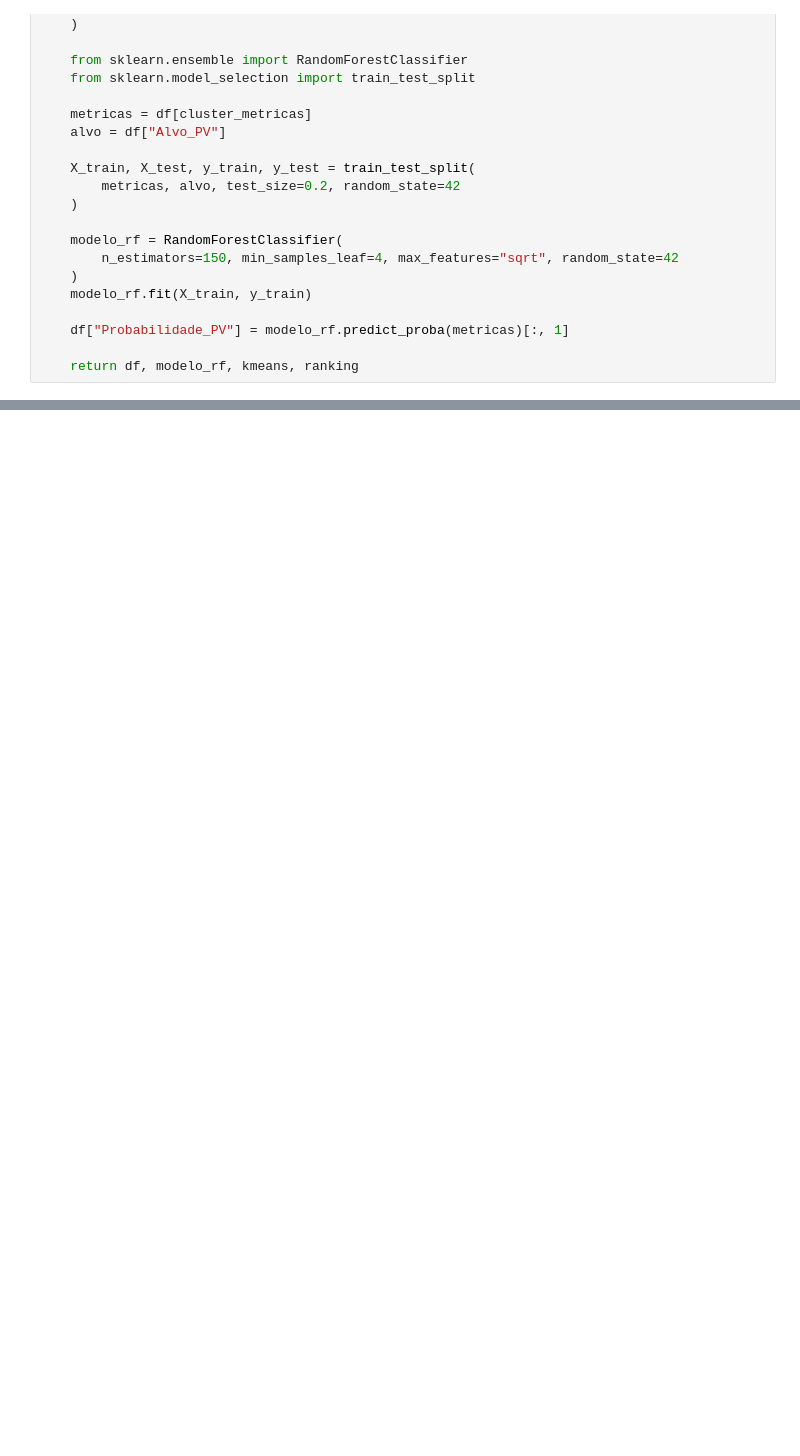
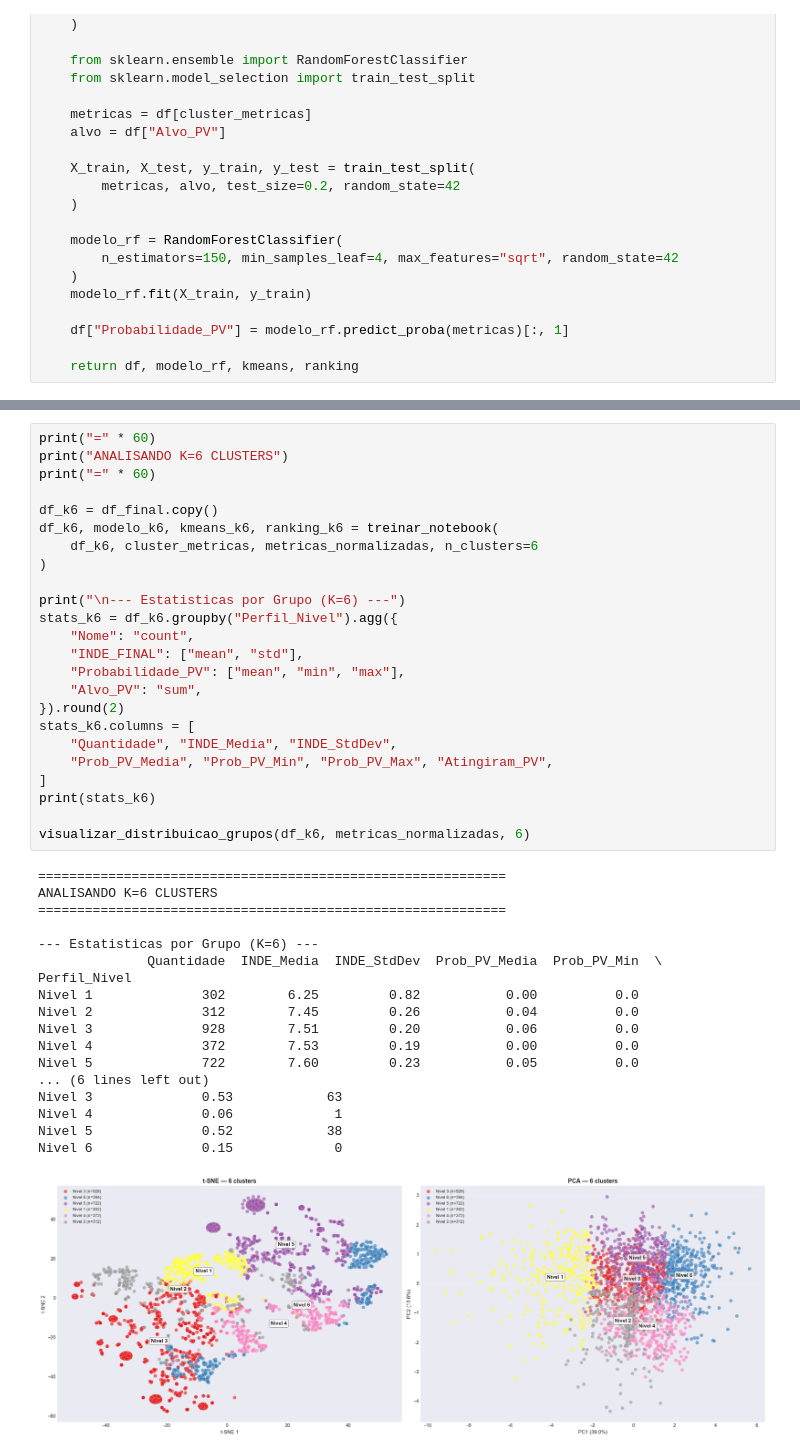
Before and after one commit to MathSpookyz/MLET-5---DATATHON, a Jupyter notebook: notebook_modelo.ipynb, the cells around one changed output, grey strips where cells are left out. Drawn from its saved outputs; the diff is of its cells as text; blank space fills up the shorter version.

Commit message:
Ajustes dos notebooks

```diff
--- a/notebook_modelo.ipynb
+++ b/notebook_modelo.ipynb
@@ -277,0 +304,43 @@ Nível 5              0.15             0
+# %%
+print("=" * 60)
+print("ANALISANDO K=6 CLUSTERS")
+print("=" * 60)
+
+df_k6 = df_final.copy()
+df_k6, modelo_k6, kmeans_k6, ranking_k6 = treinar_notebook(
+    df_k6, cluster_metricas, metricas_normalizadas, n_clusters=6
+)
+
+print("\n--- Estatisticas por Grupo (K=6) ---")
+stats_k6 = df_k6.groupby("Perfil_Nivel").agg({
+    "Nome": "count",
+    "INDE_FINAL": ["mean", "std"],
+    "Probabilidade_PV": ["mean", "min", "max"],
+    "Alvo_PV": "sum",
+}).round(2)
+stats_k6.columns = [
+    "Quantidade", "INDE_Media", "INDE_StdDev",
+    "Prob_PV_Media", "Prob_PV_Min", "Prob_PV_Max", "Atingiram_PV",
+]
+print(stats_k6)
+
+visualizar_distribuicao_grupos(df_k6, metricas_normalizadas, 6)
+# %% [output]
+============================================================
+ANALISANDO K=6 CLUSTERS
+============================================================
+
+--- Estatisticas por Grupo (K=6) ---
+              Quantidade  INDE_Media  INDE_StdDev  Prob_PV_Media  Prob_PV_Min  \
+Perfil_Nivel
+Nivel 1              302        6.25         0.82           0.00          0.0
+Nivel 2              312        7.45         0.26           0.04          0.0
+Nivel 3              928        7.51         0.20           0.06          0.0
+Nivel 4              372        7.53         0.19           0.00          0.0
+Nivel 5              722        7.60         0.23           0.05          0.0
+... (6 lines left out)
+Nivel 3              0.53            63
+Nivel 4              0.06             1
+Nivel 5              0.52            38
+Nivel 6              0.15             0
+[figure, added]
```
Also changed, not shown: parts of 20 cells of this notebook, 3 other files.
